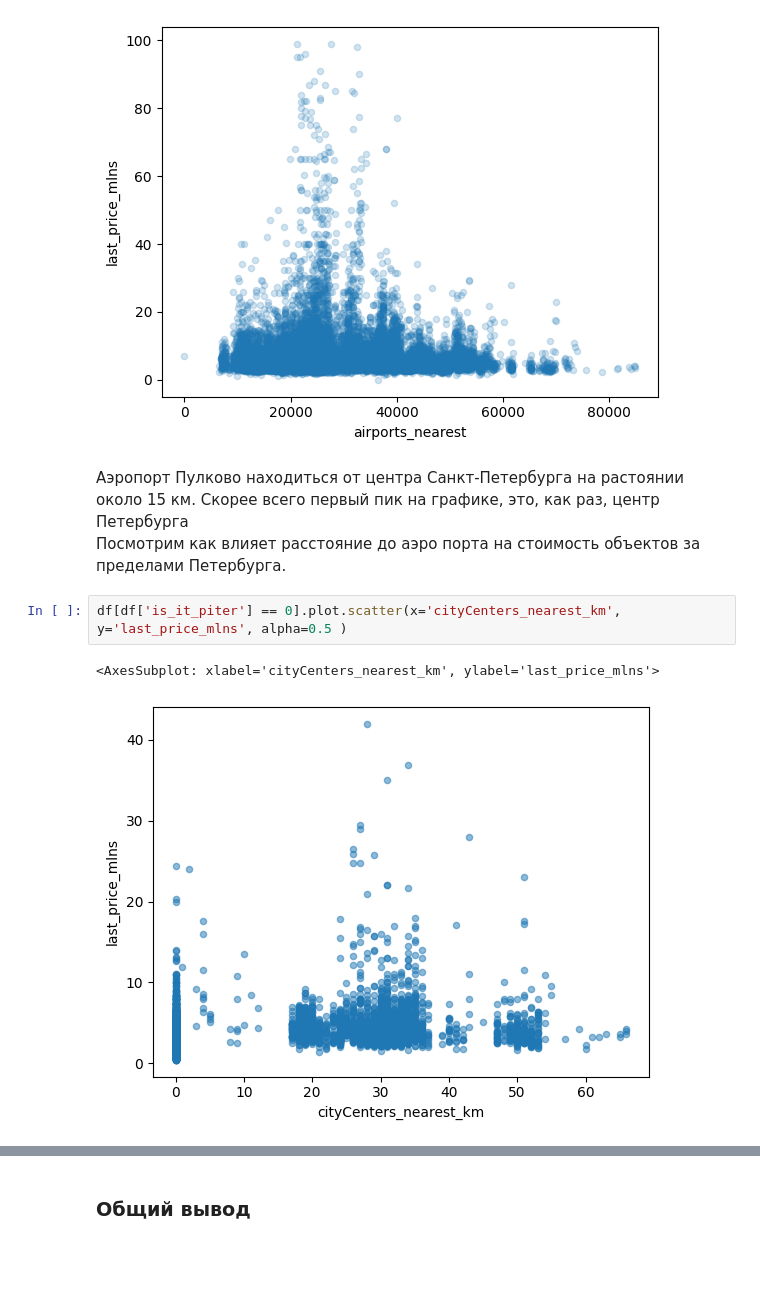
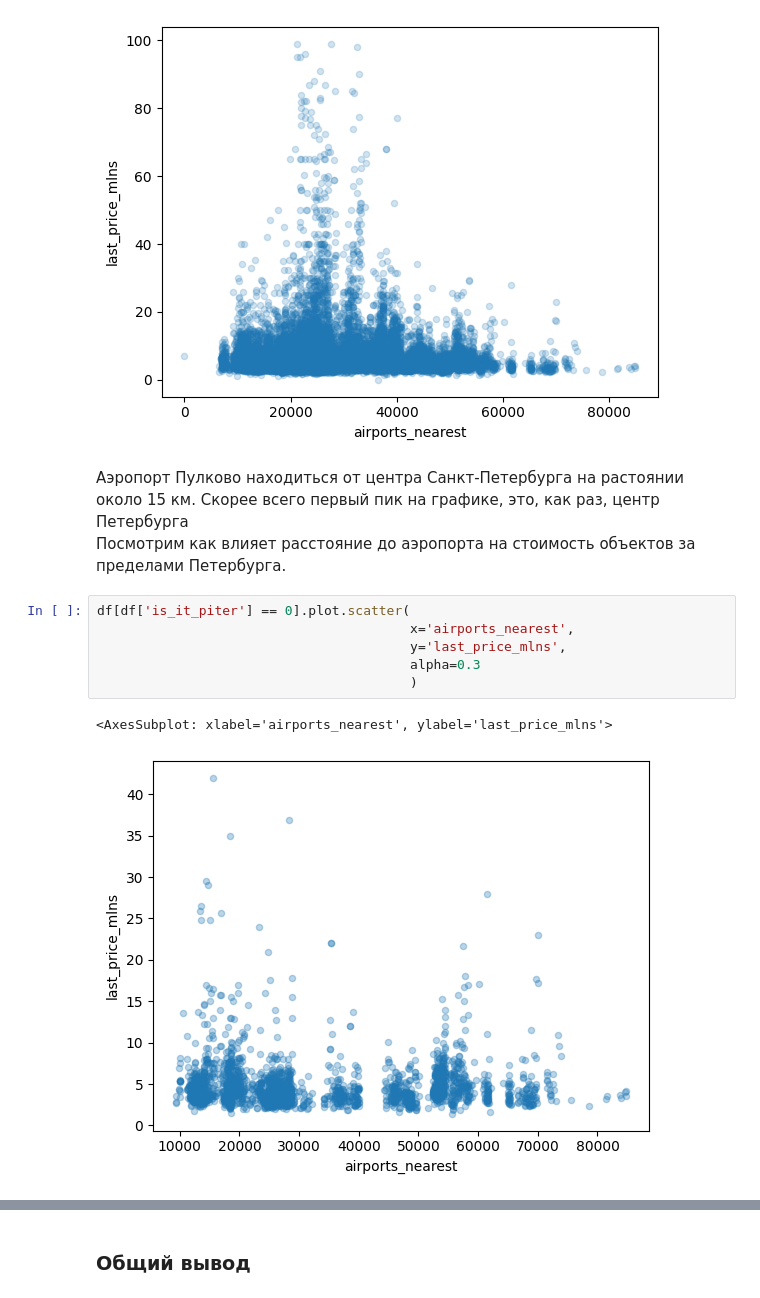
Before and after one commit to Shurick-G/practicum, a Jupyter notebook: data_exploratory_analysis/d83ccfb7-2536-4a1f-b3bd-c84b51cb1ccb.ipynb, the cells around one changed output, grey strips where cells are left out. Drawn from its saved outputs; the diff is of its cells as text; blank space fills up the shorter version.

```diff
--- a/data_exploratory_analysis/d83ccfb7-2536-4a1f-b3bd-c84b51cb1ccb.ipynb
+++ b/data_exploratory_analysis/d83ccfb7-2536-4a1f-b3bd-c84b51cb1ccb.ipynb
@@ -838,10 +872,14 @@ df.plot.scatter(x='airports_nearest', y='last_price_mlns', alpha=0.2)
 [figure]
 # %% [markdown]
 Аэропорт Пулково находиться от центра Санкт-Петербурга на растоянии около 15 км. Скорее всего первый пик на графике, это, как раз, центр Петербурга<br>
-Посмотрим как влияет расстояние до аэро порта на стоимость объектов за пределами Петербурга.
+Посмотрим как влияет расстояние до аэропорта на стоимость объектов за пределами Петербурга.
 # %%
-df[df['is_it_piter'] == 0].plot.scatter(x='cityCenters_nearest_km', y='last_price_mlns', alpha=0.5 )
+df[df['is_it_piter'] == 0].plot.scatter(
+                                        x='airports_nearest',
+                                        y='last_price_mlns',
+                                        alpha=0.3
+                                        )
 # %% [output]
-<AxesSubplot: xlabel='cityCenters_nearest_km', ylabel='last_price_mlns'>
+<AxesSubplot: xlabel='airports_nearest', ylabel='last_price_mlns'>
-[figure, old version]
+[figure, new version]
 # %% [markdown]
```
Also changed, not shown: parts of 107 cells of this notebook, 1 other file.
